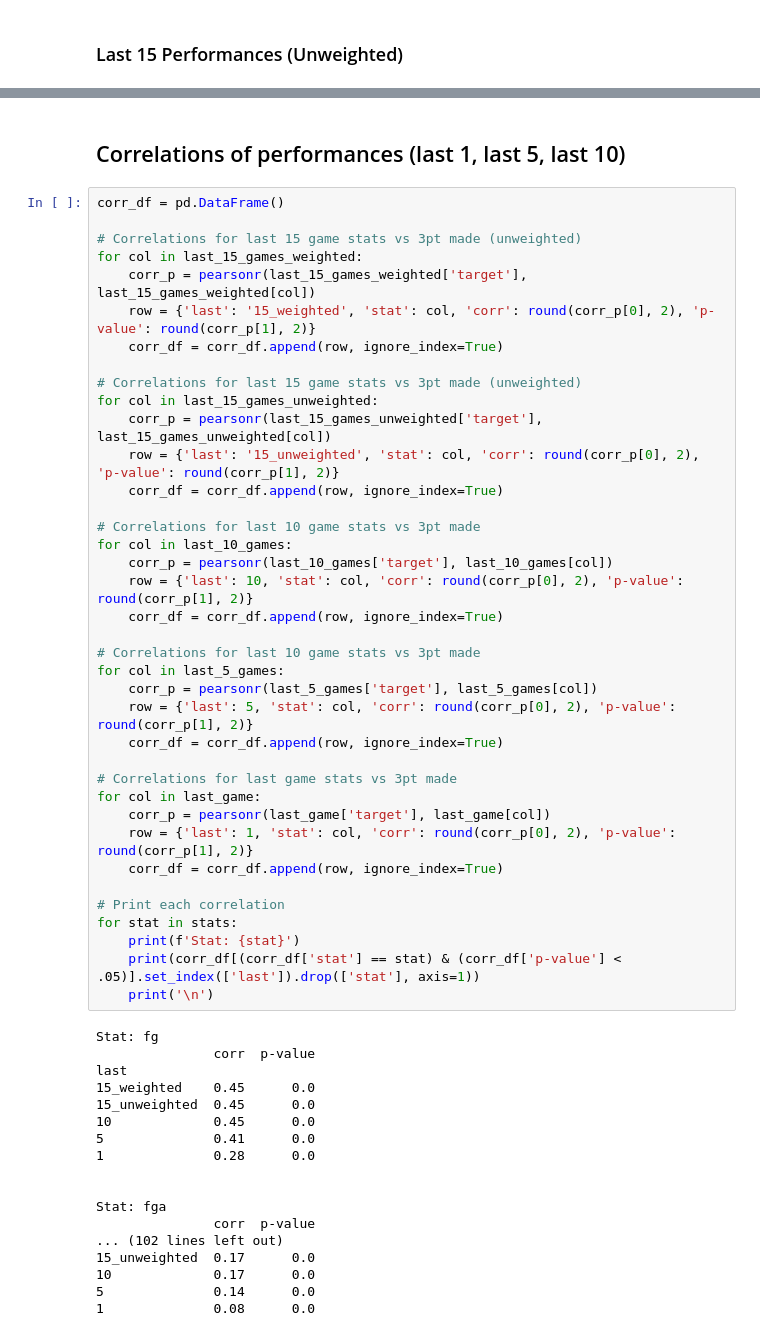
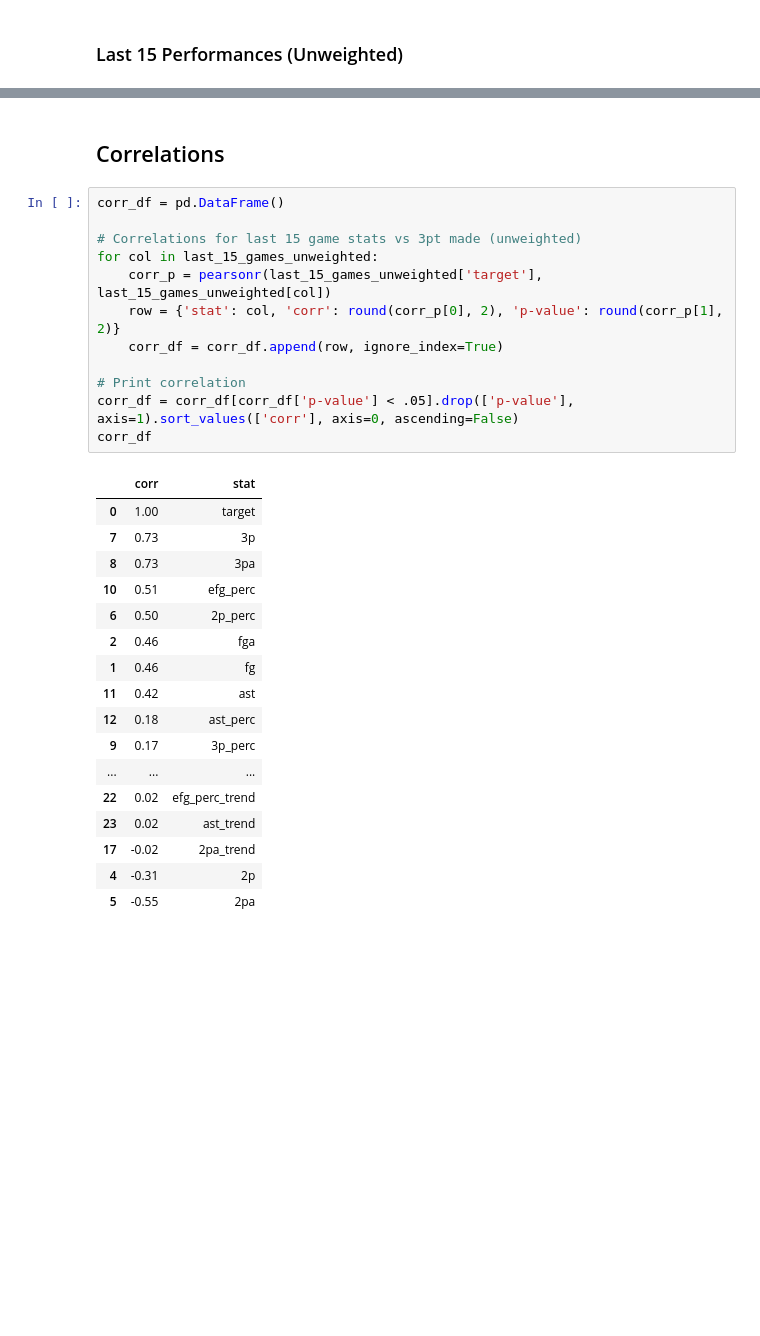
Before and after one commit to tylerengland25/NBA, a Jupyter notebook: backend/analysis/3p_shooting.ipynb, the cells around one changed output, grey strips where cells are left out. Saved outputs shown, nothing was run; the diff lists cells and outputs as text; blank space fills up the shorter version.

```diff
--- a/backend/analysis/3p_shooting.ipynb
+++ b/backend/analysis/3p_shooting.ipynb
@@ -586,58 +318,32 @@ last_15_games_weighted.head()
 # %% [markdown]
-## Correlations of performances (last 1, last 5, last 10)
+## Correlations
 # %%
 corr_df = pd.DataFrame()
 
 # Correlations for last 15 game stats vs 3pt made (unweighted)
-for col in last_15_games_weighted:
-    corr_p = pearsonr(last_15_games_weighted['target'], last_15_games_weighted[col])
-    row = {'last': '15_weighted', 'stat': col, 'corr': round(corr_p[0], 2), 'p-value': round(corr_p[1], 2)}
+for col in last_15_games_unweighted:
+    corr_p = pearsonr(last_15_games_unweighted['target'], last_15_games_unweighted[col])
+    row = {'stat': col, 'corr': round(corr_p[0], 2), 'p-value': round(corr_p[1], 2)}
     corr_df = corr_df.append(row, ignore_index=True)
 
-# Correlations for last 15 game stats vs 3pt made (unweighted)
-for col in last_15_games_unweighted:
-    corr_p = pearsonr(last_15_games_unweighted['target'], last_15_games_unweighted[col])
-    row = {'last': '15_unweighted', 'stat': col, 'corr': round(corr_p[0], 2), 'p-value': round(corr_p[1], 2)}
-    corr_df = corr_df.append(row, ignore_index=True)
-
-# Correlations for last 10 game stats vs 3pt made
-for col in last_10_games:
-    corr_p = pearsonr(last_10_games['target'], last_10_games[col])
-    row = {'last': 10, 'stat': col, 'corr': round(corr_p[0], 2), 'p-value': round(corr_p[1], 2)}
-    corr_df = corr_df.append(row, ignore_index=True)
-
-# Correlations for last 10 game stats vs 3pt made
-for col in last_5_games:
-    corr_p = pearsonr(last_5_games['target'], last_5_games[col])
-    row = {'last': 5, 'stat': col, 'corr': round(corr_p[0], 2), 'p-value': round(corr_p[1], 2)}
-    corr_df = corr_df.append(row, ignore_index=True)
-
-# Correlations for last game stats vs 3pt made
-for col in last_game:
-    corr_p = pearsonr(last_game['target'], last_game[col])
-    row = {'last': 1, 'stat': col, 'corr': round(corr_p[0], 2), 'p-value': round(corr_p[1], 2)}
-    corr_df = corr_df.append(row, ignore_index=True)
-
-# Print each correlation
-for stat in stats:
-    print(f'Stat: {stat}')
-    print(corr_df[(corr_df['stat'] == stat) & (corr_df['p-value'] < .05)].set_index(['last']).drop(['stat'], axis=1))
-    print('\n')
+# Print correlation
+corr_df = corr_df[corr_df['p-value'] < .05].drop(['p-value'], axis=1).sort_values(['corr'], axis=0, ascending=False)
+corr_df
 # %% [output]
-Stat: fg
-               corr  p-value
-last
-15_weighted    0.45      0.0
-15_unweighted  0.45      0.0
-10             0.45      0.0
-5              0.41      0.0
-1              0.28      0.0
-
-
-Stat: fga
-               corr  p-value
-... (102 lines left out)
-15_unweighted  0.17      0.0
-10             0.17      0.0
-5              0.14      0.0
-1              0.08      0.0
+|  | corr | stat |
+| 0 | 1.00 | target |
+| 7 | 0.73 | 3p |
+| 8 | 0.73 | 3pa |
+| 10 | 0.51 | efg_perc |
+| 6 | 0.50 | 2p_perc |
+| 2 | 0.46 | fga |
+| 1 | 0.46 | fg |
+| 11 | 0.42 | ast |
+| 12 | 0.18 | ast_perc |
+| 9 | 0.17 | 3p_perc |
+| ... | ... | ... |
+| 22 | 0.02 | efg_perc_trend |
+| 23 | 0.02 | ast_trend |
+| 17 | -0.02 | 2pa_trend |
+| 4 | -0.31 | 2p |
+| 5 | -0.55 | 2pa |
```
Also changed, not shown: parts of 17 cells of this notebook, 3 other files.
